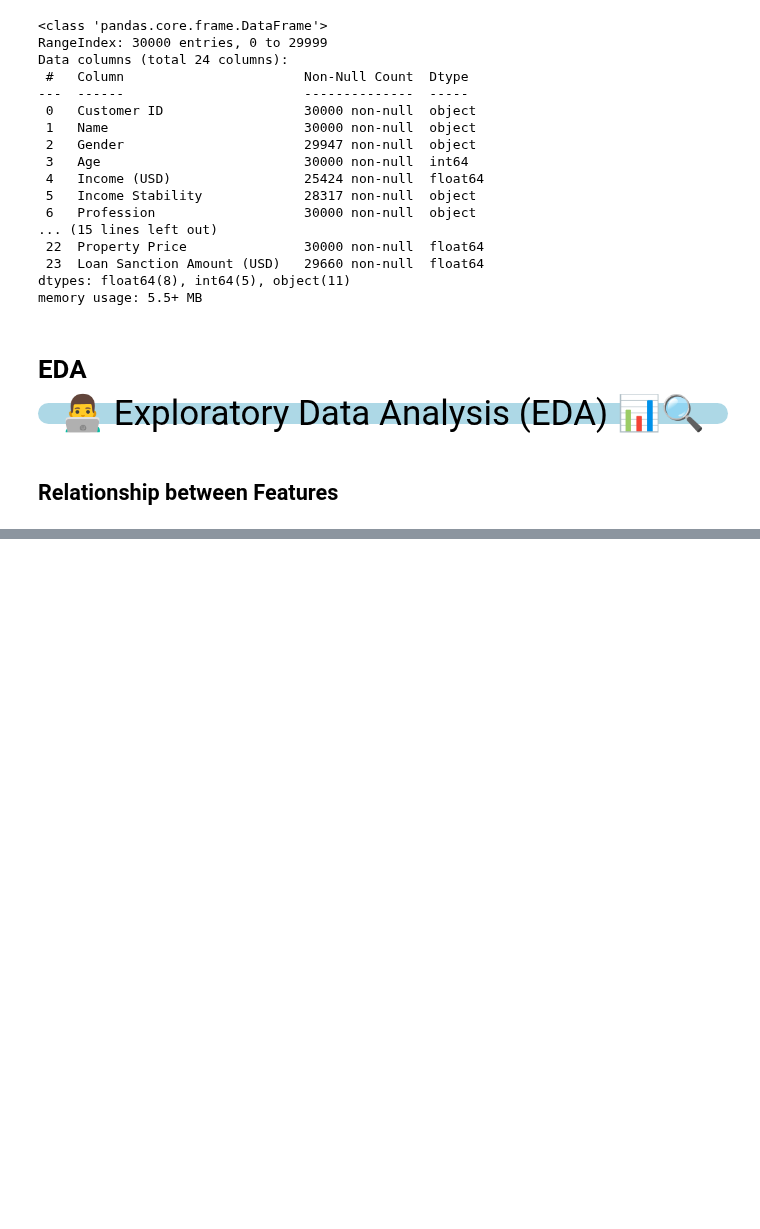
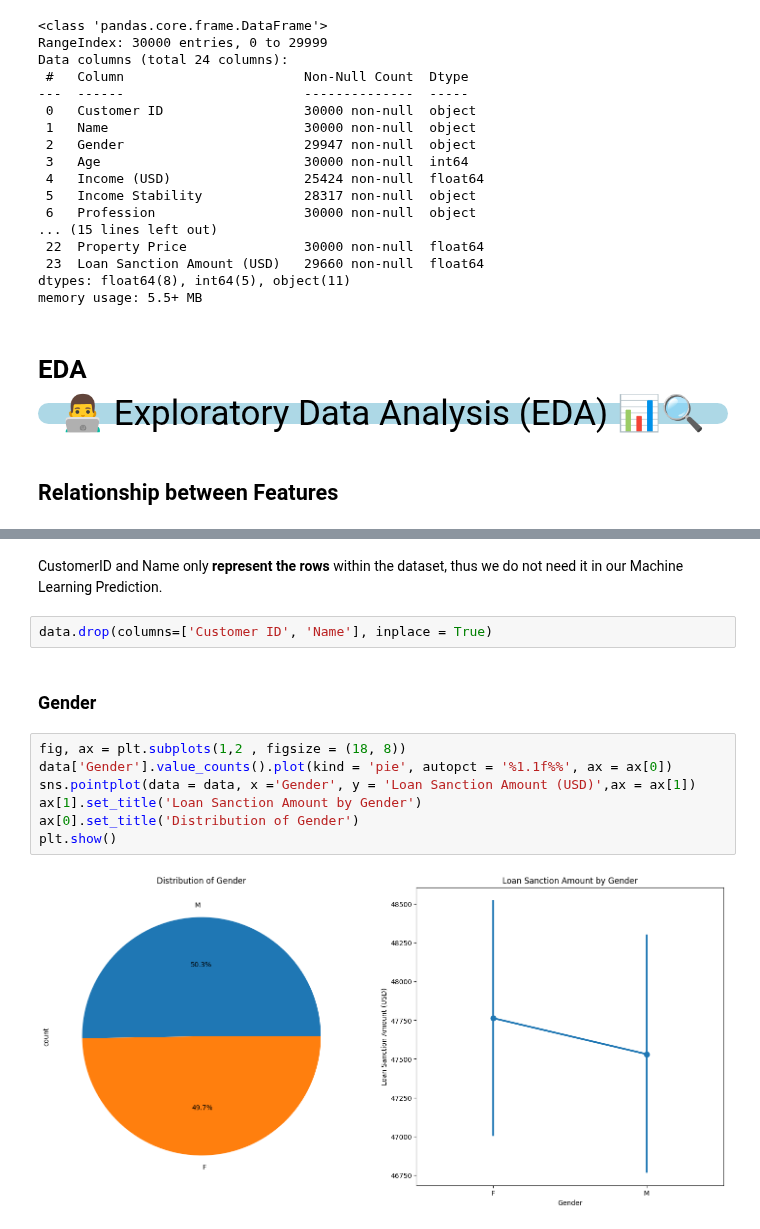
Before and after one commit to JonathanSuryaS/AOL---Machine-Learning, a Jupyter notebook: main.ipynb, the cells around one changed output, grey strips where cells are left out. Drawn from its saved outputs; the diff is of its cells as text; blank space fills up the shorter version.

```diff
--- a/main.ipynb
+++ b/main.ipynb
@@ -118,0 +167,15 @@ sns.histplot(data = data, x = 'Loan Sanction Amount (USD)', bins =50)
+# %% [markdown]
+CustomerID and Name only <b>represent the rows</b > within the dataset, thus we do not need it in our Machine Learning Prediction.
+# %%
+data.drop(columns=['Customer ID', 'Name'], inplace = True)
+# %% [markdown]
+### Gender
+# %%
+fig, ax = plt.subplots(1,2 , figsize = (18, 8))
+data['Gender'].value_counts().plot(kind = 'pie', autopct = '%1.1f%%', ax = ax[0])
+sns.pointplot(data = data, x ='Gender', y = 'Loan Sanction Amount (USD)',ax = ax[1])
+ax[1].set_title('Loan Sanction Amount by Gender')
+ax[0].set_title('Distribution of Gender')
+plt.show()
+# %% [output]
+[figure, added]
```
Also changed, not shown: parts of 16 cells of this notebook, 2 other files.
